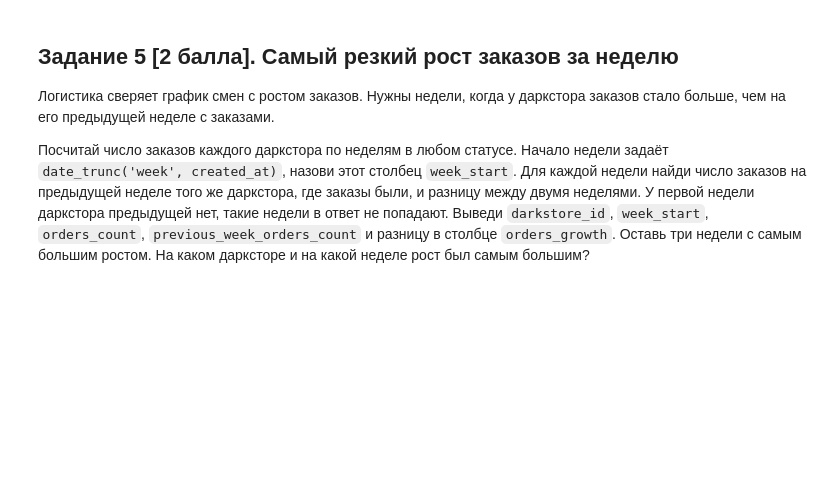
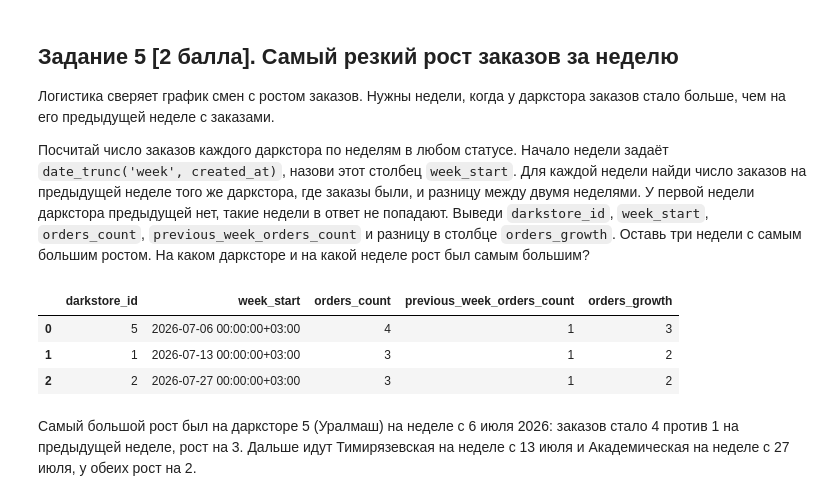
Before and after one commit to pxc1984/competitive-py, a Jupyter notebook: db/БД_ДЗ_7.ipynb, the cells around one changed output. Saved outputs shown, nothing was run; the diff lists cells and outputs as text; code cells hidden in the pictures; blank space fills up the shorter version.

```diff
--- a/db/БД_ДЗ_7.ipynb
+++ b/db/БД_ДЗ_7.ipynb
@@ -148,0 +228,32 @@ execute_sql(query)
+# %%
+# Ответ:
+query = """
+with weekly as (select darkstore_id,
+                       date_trunc('week', created_at) as week_start,
+                       count(*) as orders_count
+                from orders
+                group by darkstore_id, date_trunc('week', created_at)),
+     with_prev as (select darkstore_id,
+                          week_start,
+                          orders_count,
+                          lag(orders_count) over (partition by darkstore_id order by week_start)
+                              as previous_week_orders_count
+                   from weekly)
+select darkstore_id,
+       week_start,
+       orders_count,
+       previous_week_orders_count,
+       orders_count - previous_week_orders_count as orders_growth
+from with_prev
+where previous_week_orders_count is not null
+order by orders_growth desc, darkstore_id, week_start
+limit 3;
+"""
+execute_sql(query)
+# %% [output]
+|  | darkstore_id | week_start | orders_count | previous_week_orders_count | orders_growth |
+| 0 | 5 | 2026-07-06 00:00:00+03:00 | 4 | 1 | 3 |
+| 1 | 1 | 2026-07-13 00:00:00+03:00 | 3 | 1 | 2 |
+| 2 | 2 | 2026-07-27 00:00:00+03:00 | 3 | 1 | 2 |
+# %% [markdown]
+Самый большой рост был на дарксторе 5 (Уралмаш) на неделе с 6 июля 2026: заказов стало 4 против 1 на предыдущей неделе, рост на 3. Дальше идут Тимирязевская на неделе с 13 июля и Академическая на неделе с 27 июля, у обеих рост на 2.
```
Also changed, not shown: parts of 16 cells of this notebook.
